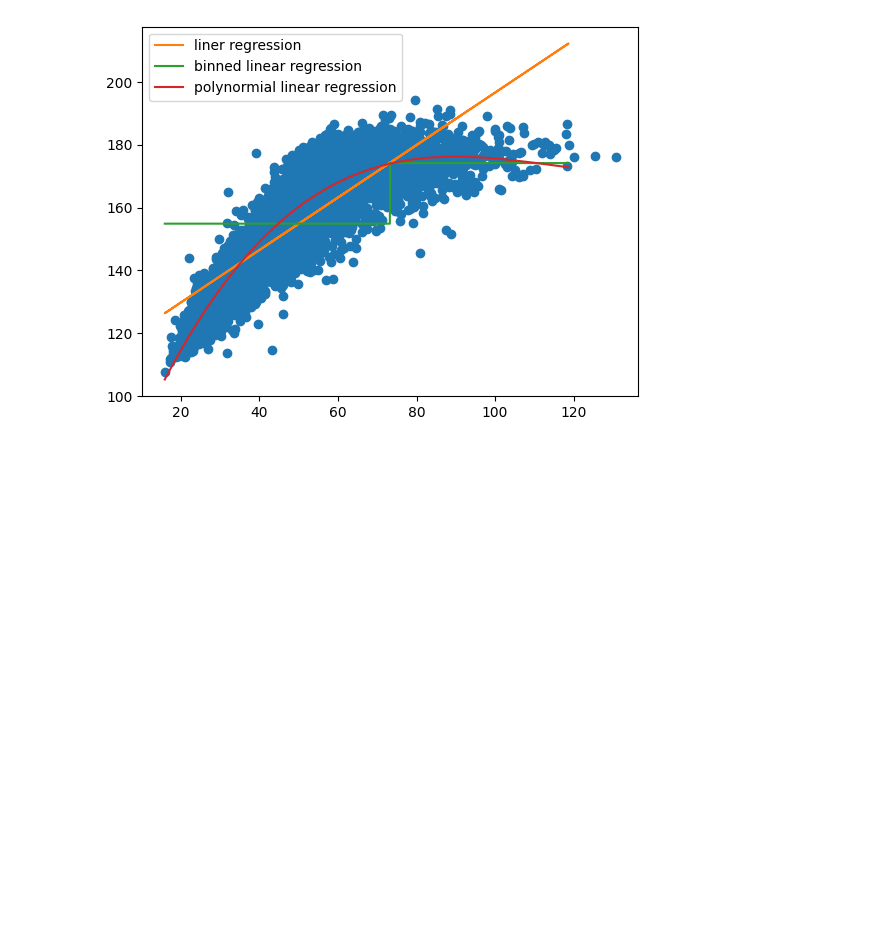
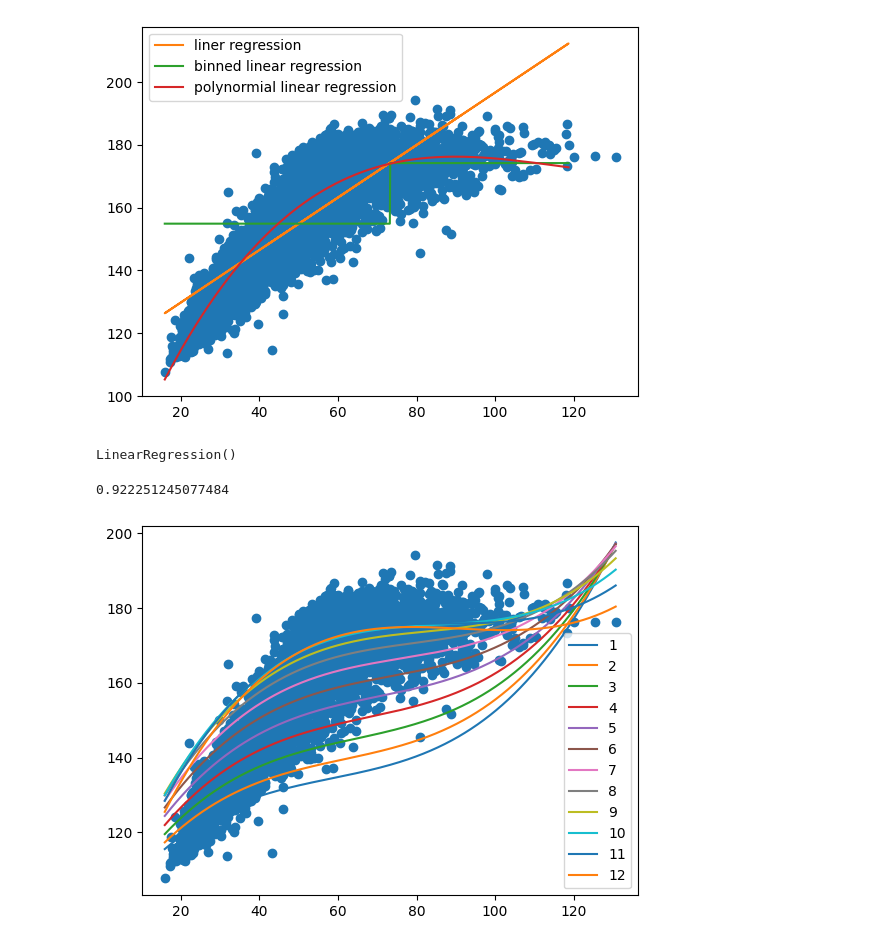
Before and after one commit to daniel-dataflow/data-engineering-bootcamp, a Jupyter notebook: multi02_data_science/homework/home03_linear_polynormial.ipynb, the cells around one changed output. Cells and saved outputs as stored; diff of their text form; code cells hidden in the pictures; blank space fills up the shorter version.

```diff
--- a/multi02_data_science/homework/home03_linear_polynormial.ipynb
+++ b/multi02_data_science/homework/home03_linear_polynormial.ipynb
@@ -213,0 +227,8 @@ plt.legend()
+# %%
+x_train, x_test, y_train, y_test = train_test_split(x_poly, y , test_size=0.3, random_state=1)
+# %%
+model = LinearRegression()
+# %%
+model.fit(x_train, y_train)
+# %% [output]
+LinearRegression()
@@ -213,0 +239,4 @@ plt.legend()
+# %%
+model.score(x_test, y_test["height"])
+# %% [output]
+0.922251245077484
@@ -213,0 +245,14 @@ plt.legend()
+# %%
+x_pred = np.linspace(x["weight"].min(), x["weight"].max(), x["weight"].size)
+# %%
+plt.scatter(x["weight"], y["height"])
+for grade in x["grade"].unique():
+    df = pd.DataFrame(x_pred, columns=["weight"])
+    df["grade"] = np.full(x_pred.size, grade)
+    y_pred = model.predict(poly.transform(df))
+    plt.plot(x_pred, y_pred, label=grade)
+
+plt.legend()
+plt.show()
+# %% [output]
+[figure, added]
```
Also changed, not shown: parts of 7 cells of this notebook, 13 other files.
